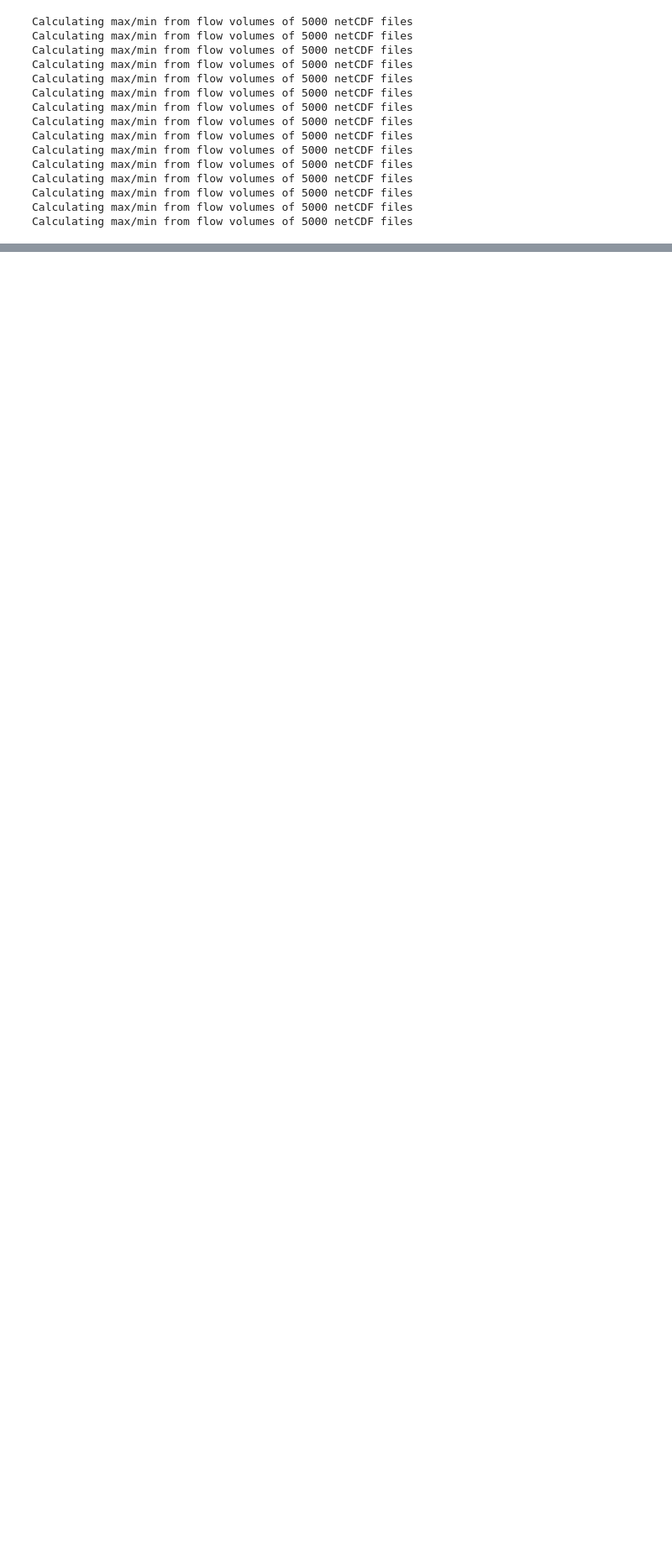
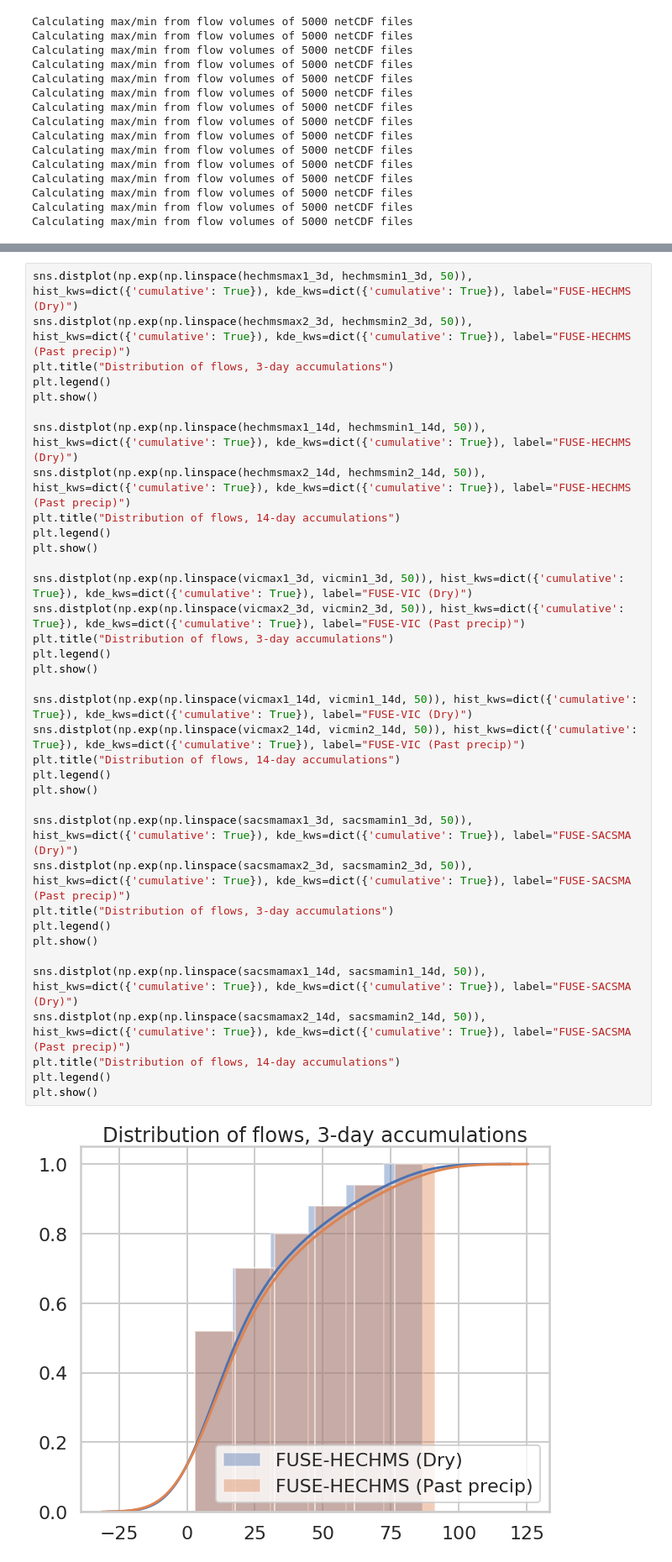
Before and after one commit to msaharia/aasi, a Jupyter notebook: 5_eventmodeling_5K_v3.ipynb, the cells around one changed output, grey strips where cells are left out. Shown at 84% size. Saved outputs shown, nothing was run; the diff lists cells and outputs as text; blank space fills up the shorter version.

```diff
--- a/5_eventmodeling_5K_v3.ipynb
+++ b/5_eventmodeling_5K_v3.ipynb
@@ -280,0 +283,38 @@ plt.show()
+# %%
+sns.distplot(np.exp(np.linspace(hechmsmax1_3d, hechmsmin1_3d, 50)), hist_kws=dict({'cumulative': True}), kde_kws=dict({'cumulative': True}), label="FUSE-HECHMS (Dry)")
+sns.distplot(np.exp(np.linspace(hechmsmax2_3d, hechmsmin2_3d, 50)), hist_kws=dict({'cumulative': True}), kde_kws=dict({'cumulative': True}), label="FUSE-HECHMS (Past precip)")
+plt.title("Distribution of flows, 3-day accumulations")
+plt.legend()
+plt.show()
+
+sns.distplot(np.exp(np.linspace(hechmsmax1_14d, hechmsmin1_14d, 50)), hist_kws=dict({'cumulative': True}), kde_kws=dict({'cumulative': True}), label="FUSE-HECHMS (Dry)")
+sns.distplot(np.exp(np.linspace(hechmsmax2_14d, hechmsmin2_14d, 50)), hist_kws=dict({'cumulative': True}), kde_kws=dict({'cumulative': True}), label="FUSE-HECHMS (Past precip)")
+plt.title("Distribution of flows, 14-day accumulations")
+plt.legend()
+plt.show()
+
+sns.distplot(np.exp(np.linspace(vicmax1_3d, vicmin1_3d, 50)), hist_kws=dict({'cumulative': True}), kde_kws=dict({'cumulative': True}), label="FUSE-VIC (Dry)")
+sns.distplot(np.exp(np.linspace(vicmax2_3d, vicmin2_3d, 50)), hist_kws=dict({'cumulative': True}), kde_kws=dict({'cumulative': True}), label="FUSE-VIC (Past precip)")
+plt.title("Distribution of flows, 3-day accumulations")
+plt.legend()
+plt.show()
+
+sns.distplot(np.exp(np.linspace(vicmax1_14d, vicmin1_14d, 50)), hist_kws=dict({'cumulative': True}), kde_kws=dict({'cumulative': True}), label="FUSE-VIC (Dry)")
+sns.distplot(np.exp(np.linspace(vicmax2_14d, vicmin2_14d, 50)), hist_kws=dict({'cumulative': True}), kde_kws=dict({'cumulative': True}), label="FUSE-VIC (Past precip)")
+plt.title("Distribution of flows, 14-day accumulations")
+plt.legend()
+plt.show()
+
+sns.distplot(np.exp(np.linspace(sacsmamax1_3d, sacsmamin1_3d, 50)), hist_kws=dict({'cumulative': True}), kde_kws=dict({'cumulative': True}), label="FUSE-SACSMA (Dry)")
+sns.distplot(np.exp(np.linspace(sacsmamax2_3d, sacsmamin2_3d, 50)), hist_kws=dict({'cumulative': True}), kde_kws=dict({'cumulative': True}), label="FUSE-SACSMA (Past precip)")
+plt.title("Distribution of flows, 3-day accumulations")
+plt.legend()
+plt.show()
+
+sns.distplot(np.exp(np.linspace(sacsmamax1_14d, sacsmamin1_14d, 50)), hist_kws=dict({'cumulative': True}), kde_kws=dict({'cumulative': True}), label="FUSE-SACSMA (Dry)")
+sns.distplot(np.exp(np.linspace(sacsmamax2_14d, sacsmamin2_14d, 50)), hist_kws=dict({'cumulative': True}), kde_kws=dict({'cumulative': True}), label="FUSE-SACSMA (Past precip)")
+plt.title("Distribution of flows, 14-day accumulations")
+plt.legend()
+plt.show()
+# %% [output]
+[figure, added]
```
Also changed, not shown: parts of 2 cells of this notebook.
